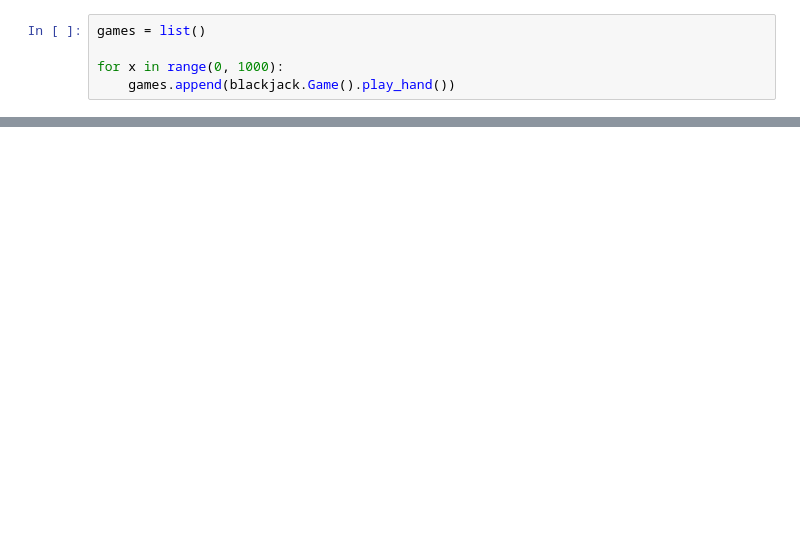
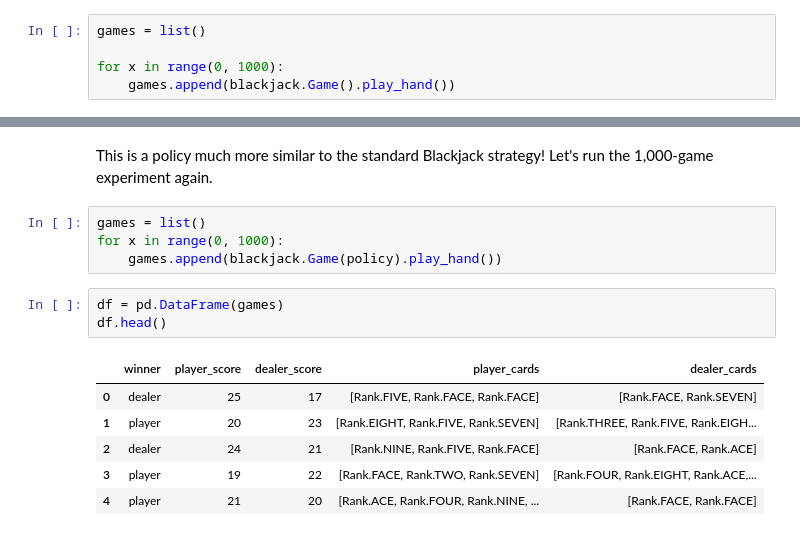
Before and after one commit to schledererj/cs6330-project-1, a Jupyter notebook: blackjack_ai.ipynb, the cells around one changed output, grey strips where cells are left out. Cells and saved outputs as stored; diff of their text form; blank space fills up the shorter version.

```diff
--- a/blackjack_ai.ipynb
+++ b/blackjack_ai.ipynb
@@ -45,0 +117,16 @@ trainer.compile_policy_from_trained_q_table()
+# %% [markdown]
+This is a policy much more similar to the standard Blackjack strategy! Let's run the 1,000-game experiment again.
+# %%
+games = list()
+for x in range(0, 1000):
+    games.append(blackjack.Game(policy).play_hand())
+# %%
+df = pd.DataFrame(games)
+df.head()
+# %% [output]
+|  | winner | player_score | dealer_score | player_cards | dealer_cards |
+| 0 | dealer | 25 | 17 | [Rank.FIVE, Rank.FACE, Rank.FACE] | [Rank.FACE, Rank.SEVEN] |
+| 1 | player | 20 | 23 | [Rank.EIGHT, Rank.FIVE, Rank.SEVEN] | [Rank.THREE, Rank.FIVE, Rank.EIGH... |
+| 2 | dealer | 24 | 21 | [Rank.NINE, Rank.FIVE, Rank.FACE] | [Rank.FACE, Rank.ACE] |
+| 3 | player | 19 | 22 | [Rank.FACE, Rank.TWO, Rank.SEVEN] | [Rank.FOUR, Rank.EIGHT, Rank.ACE,... |
+| 4 | player | 21 | 20 | [Rank.ACE, Rank.FOUR, Rank.NINE, ... | [Rank.FACE, Rank.FACE] |
```
Also changed, not shown: parts of 16 cells of this notebook, 1 other file.
